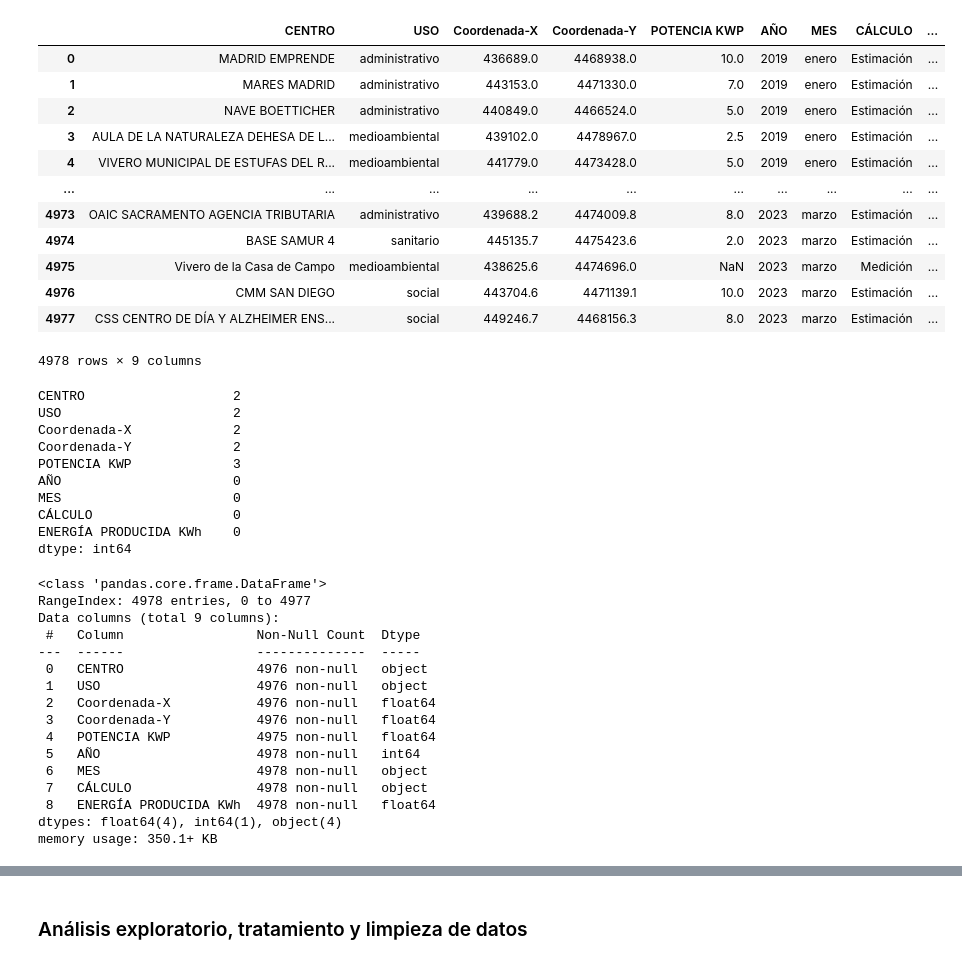
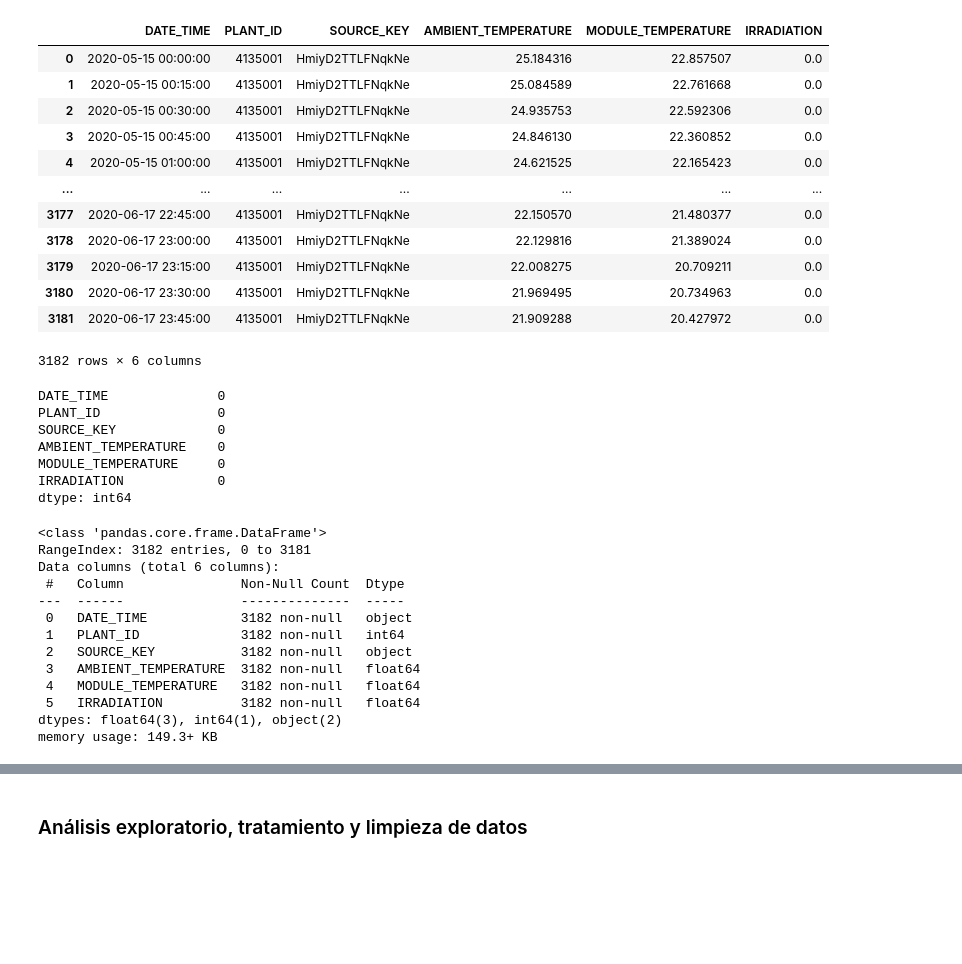
Before and after one commit to Jacobo24/fase2_intento, a Jupyter notebook: fase2.ipynb, the cells around one changed output, grey strips where cells are left out. Saved outputs shown, nothing was run; the diff lists cells and outputs as text; code cells hidden in the pictures; blank space fills up the shorter version.

```diff
--- a/fase2.ipynb
+++ b/fase2.ipynb
@@ -11,52 +11,46 @@ rcParams["font.weight"] = "bold"
 rcParams["axes.labelweight"] = "bold"
 rcParams["font.size"] = 12
 # %%
-df_placas = pd.read_excel('placas_solares.xlsx')
+df_placas = pd.read_csv('placas.csv')
 
 df_placas
 # %% [output]
-|  | CENTRO | USO | Coordenada-X | Coordenada-Y | POTENCIA KWP | AÑO | MES | CÁLCULO | ... |
-| 0 | MADRID EMPRENDE | administrativo | 436689.0 | 4468938.0 | 10.0 | 2019 | enero | Estimación | ... |
-| 1 | MARES MADRID | administrativo | 443153.0 | 4471330.0 | 7.0 | 2019 | enero | Estimación | ... |
-| 2 | NAVE BOETTICHER | administrativo | 440849.0 | 4466524.0 | 5.0 | 2019 | enero | Estimación | ... |
-| 3 | AULA DE LA NATURALEZA DEHESA DE L... | medioambiental | 439102.0 | 4478967.0 | 2.5 | 2019 | enero | Estimación | ... |
-| 4 | VIVERO MUNICIPAL DE ESTUFAS DEL R... | medioambiental | 441779.0 | 4473428.0 | 5.0 | 2019 | enero | Estimación | ... |
-| ... | ... | ... | ... | ... | ... | ... | ... | ... | ... |
-| 4973 | OAIC SACRAMENTO AGENCIA TRIBUTARIA | administrativo | 439688.2 | 4474009.8 | 8.0 | 2023 | marzo | Estimación | ... |
-| 4974 | BASE SAMUR 4 | sanitario | 445135.7 | 4475423.6 | 2.0 | 2023 | marzo | Estimación | ... |
-| 4975 | Vivero de la Casa de Campo | medioambiental | 438625.6 | 4474696.0 | NaN | 2023 | marzo | Medición | ... |
-| 4976 | CMM SAN DIEGO | social | 443704.6 | 4471139.1 | 10.0 | 2023 | marzo | Estimación | ... |
-| 4977 | CSS CENTRO DE DÍA Y ALZHEIMER ENS... | social | 449246.7 | 4468156.3 | 8.0 | 2023 | marzo | Estimación | ... |
+|  | DATE_TIME | PLANT_ID | SOURCE_KEY | AMBIENT_TEMPERATURE | MODULE_TEMPERATURE | IRRADIATION |
+| 0 | 2020-05-15 00:00:00 | 4135001 | HmiyD2TTLFNqkNe | 25.184316 | 22.857507 | 0.0 |
+| 1 | 2020-05-15 00:15:00 | 4135001 | HmiyD2TTLFNqkNe | 25.084589 | 22.761668 | 0.0 |
+| 2 | 2020-05-15 00:30:00 | 4135001 | HmiyD2TTLFNqkNe | 24.935753 | 22.592306 | 0.0 |
+| 3 | 2020-05-15 00:45:00 | 4135001 | HmiyD2TTLFNqkNe | 24.846130 | 22.360852 | 0.0 |
+| 4 | 2020-05-15 01:00:00 | 4135001 | HmiyD2TTLFNqkNe | 24.621525 | 22.165423 | 0.0 |
+| ... | ... | ... | ... | ... | ... | ... |
+| 3177 | 2020-06-17 22:45:00 | 4135001 | HmiyD2TTLFNqkNe | 22.150570 | 21.480377 | 0.0 |
+| 3178 | 2020-06-17 23:00:00 | 4135001 | HmiyD2TTLFNqkNe | 22.129816 | 21.389024 | 0.0 |
+| 3179 | 2020-06-17 23:15:00 | 4135001 | HmiyD2TTLFNqkNe | 22.008275 | 20.709211 | 0.0 |
+| 3180 | 2020-06-17 23:30:00 | 4135001 | HmiyD2TTLFNqkNe | 21.969495 | 20.734963 | 0.0 |
+| 3181 | 2020-06-17 23:45:00 | 4135001 | HmiyD2TTLFNqkNe | 21.909288 | 20.427972 | 0.0 |
-4978 rows × 9 columns
+3182 rows × 6 columns
 # %%
 df_placas.isna().sum() # Verificando los valores nulos
 # %% [output]
-CENTRO                   2
-USO                      2
-Coordenada-X             2
-Coordenada-Y             2
-POTENCIA KWP             3
-AÑO                      0
-MES                      0
-CÁLCULO                  0
-ENERGÍA PRODUCIDA KWh    0
+DATE_TIME              0
+PLANT_ID               0
+SOURCE_KEY             0
+AMBIENT_TEMPERATURE    0
+MODULE_TEMPERATURE     0
+IRRADIATION            0
 dtype: int64
 # %%
 df_placas.info()
 # %% [output]
 <class 'pandas.core.frame.DataFrame'>
-RangeIndex: 4978 entries, 0 to 4977
-Data columns (total 9 columns):
- #   Column                 Non-Null Count  Dtype
----  ------                 --------------  -----
- 0   CENTRO                 4976 non-null   object
- 1   USO                    4976 non-null   object
- 2   Coordenada-X           4976 non-null   float64
- 3   Coordenada-Y           4976 non-null   float64
- 4   POTENCIA KWP           4975 non-null   float64
- 5   AÑO                    4978 non-null   int64
- 6   MES                    4978 non-null   object
- 7   CÁLCULO                4978 non-null   object
- 8   ENERGÍA PRODUCIDA KWh  4978 non-null   float64
-dtypes: float64(4), int64(1), object(4)
-memory usage: 350.1+ KB
+RangeIndex: 3182 entries, 0 to 3181
+Data columns (total 6 columns):
+ #   Column               Non-Null Count  Dtype
+---  ------               --------------  -----
+ 0   DATE_TIME            3182 non-null   object
+ 1   PLANT_ID             3182 non-null   int64
+ 2   SOURCE_KEY           3182 non-null   object
+ 3   AMBIENT_TEMPERATURE  3182 non-null   float64
+ 4   MODULE_TEMPERATURE   3182 non-null   float64
+ 5   IRRADIATION          3182 non-null   float64
+dtypes: float64(3), int64(1), object(2)
+memory usage: 149.3+ KB
```
Also changed, not shown: parts of 25 cells of this notebook, 1 other file.
